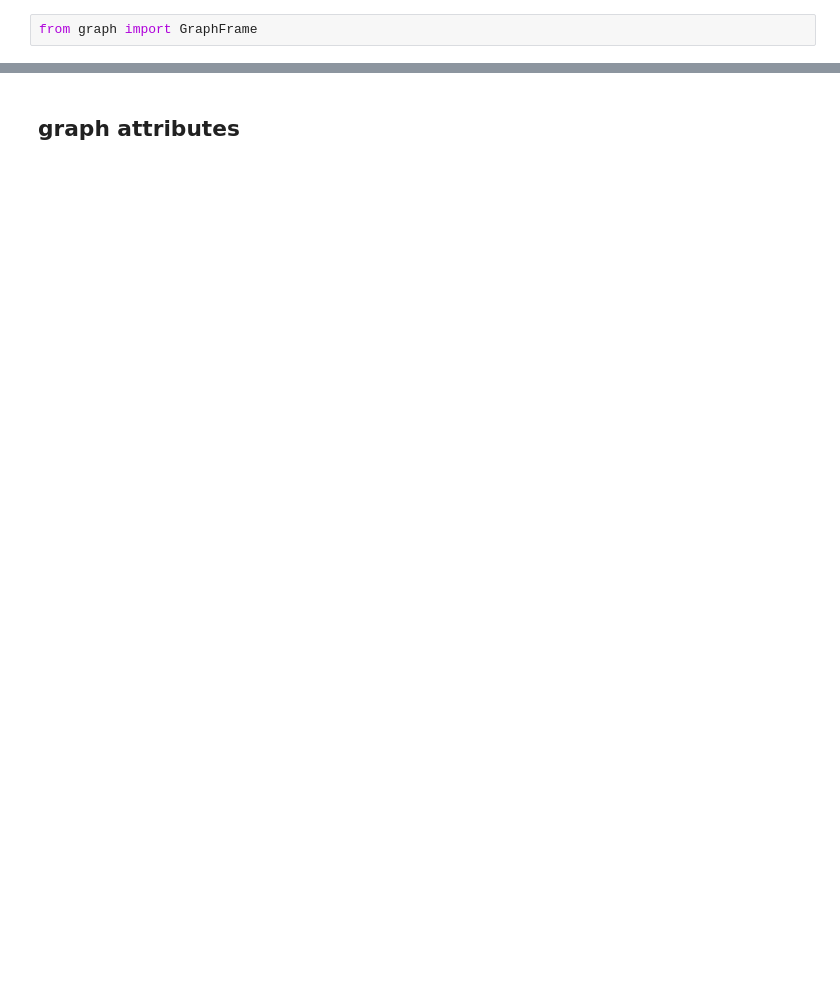
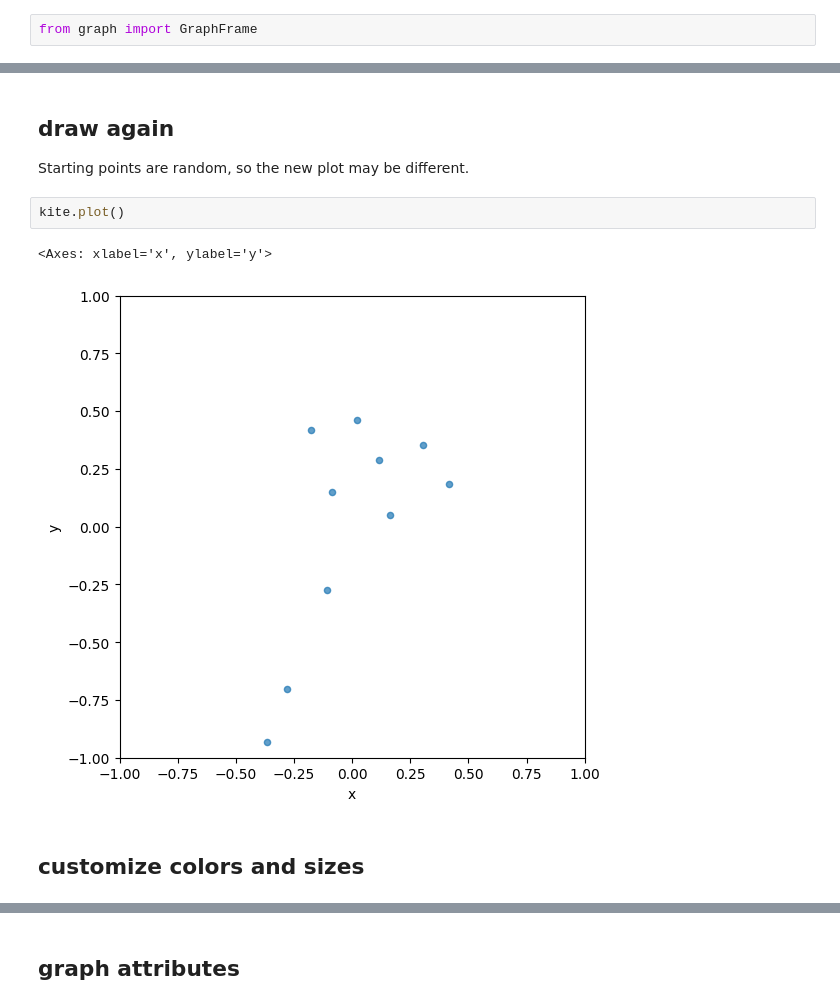
Before and after one commit to samkennerly/kingofsnake, a Jupyter notebook: books/graph.ipynb, the cells around one changed output, grey strips where cells are left out. Saved outputs shown, nothing was run; the diff lists cells and outputs as text; blank space fills up the shorter version.

```diff
--- a/books/graph.ipynb
+++ b/books/graph.ipynb
@@ -25,3 +26,13 @@ GraphFrame with 36 links
+# %% [markdown]
+## draw again
+Starting points are random, so the new plot may be different.
+# %%
+kite.plot()
+# %% [output]
+<Axes: xlabel='x', ylabel='y'>
+[figure, added]
+# %% [markdown]
+## customize colors and sizes
 # %%
 color = list('rrgkgbbcmy')
 size = 32 * kite.degin
```
Also changed, not shown: parts of 46 cells of this notebook.
